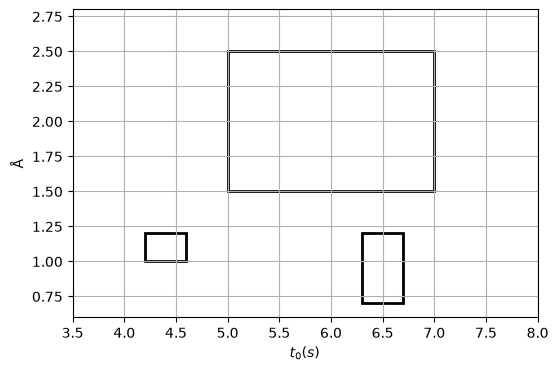
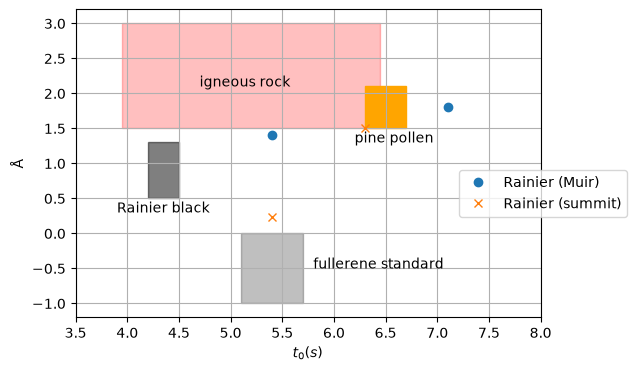
Unified diff of the notebook cell whose output changed from the first chart to the second:
--- before
+++ after
@@ -2,11 +2,28 @@
 plt.xlim([3.5, 8])
 plt.xlabel("$t_0 (s)$")
-plt.ylim([0.6, 2.8])
+plt.ylim([-1.2, 3.2])
 plt.ylabel("Å")
 plt.grid(True)
+alpha = 0.5
 
-rect = Rectangle((5, 1.5), 2, 1, fill=False, linewidth=2); ax.add_patch(rect)
+rect = Rectangle((3.95, 1.5), 2.5, 1.5, fill=True, color='red', alpha=alpha/2); ax.add_patch(rect)
+plt.text(4.7, 2.1, 'igneous rock')
 
-rect = Rectangle((6.3, 0.7), 0.4, 0.5, fill=False, linewidth=2); ax.add_patch(rect)
+rect = Rectangle((6.3, 1.5), 0.4, 0.6, fill=True, color='orange', alpha=1); ax.add_patch(rect)
+plt.text(6.2,1.3,'pine pollen')
 
-rect = Rectangle((4.2, 1.0), 0.4, 0.2, fill=False, linewidth=2); ax.add_patch(rect)
+rect = Rectangle((4.2, 0.5), 0.3, 0.8, fill=True, color='black', alpha=alpha); ax.add_patch(rect)
+plt.text(3.9,0.3,'Rainier black')
+
+rect = Rectangle((5.1, -1.0), 0.6, 1, fill=True, color='black', alpha=alpha/2); ax.add_patch(rect)
+plt.text(5.8,-.5,'fullerene standard')
+
+MtRainierMuir_AAE = np.array([1.8, 1.4])
+MtRainierMuir_t0 = np.array([7.1, 5.4]) 
+plt.plot(MtRainierMuir_t0,MtRainierMuir_AAE,'o',label='Rainier (Muir)')
+
+MtRainierSummit_AAE = np.array([.24, 1.5])
+MtRainierSummit_t0 = np.array([5.4, 6.3])
+plt.plot(MtRainierSummit_t0,MtRainierSummit_AAE,'x',label='Rainier (summit)')
+
+ax.legend(bbox_to_anchor=(1.2, 0.5))

Commit: LAHM and ISSW calibration